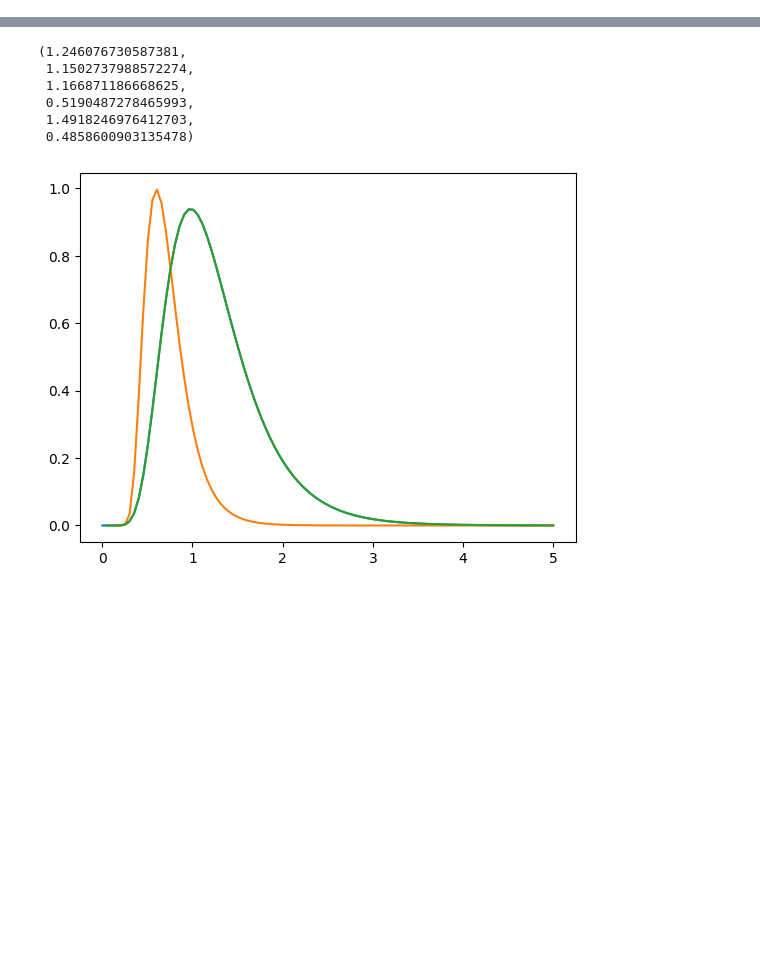
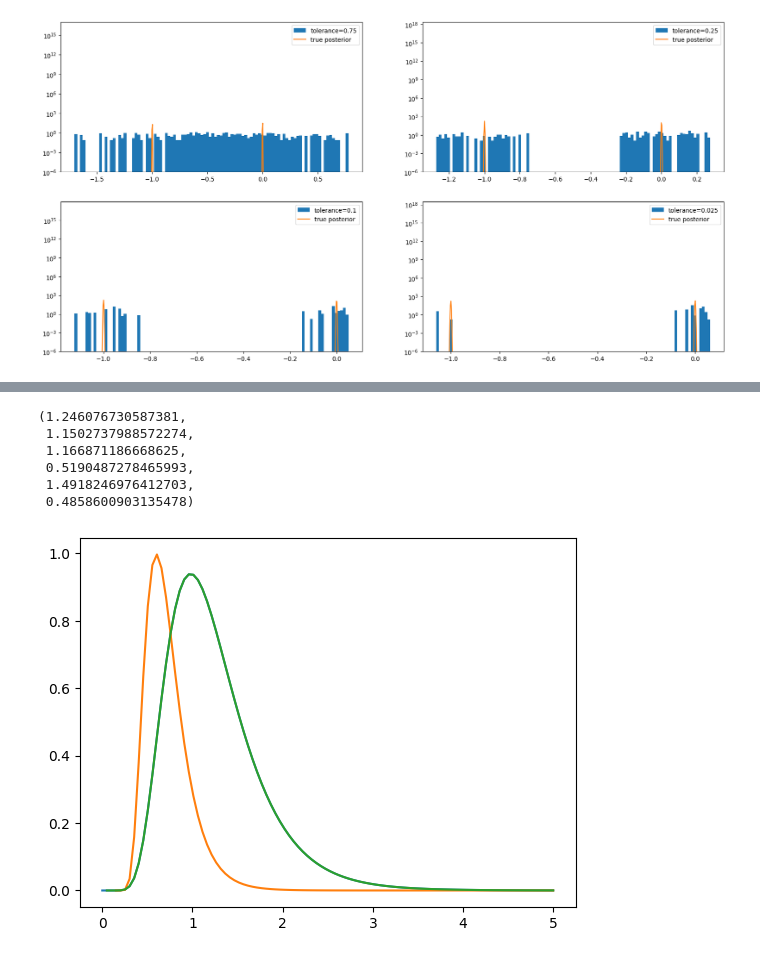
Before and after one commit to mismayil/math414-project, a Jupyter notebook: project.ipynb, the cells around one changed output, grey strips where cells are left out. Cells and saved outputs as stored; diff of their text form; code cells hidden in the pictures; blank space fills up the shorter version.

```diff
--- a/project.ipynb
+++ b/project.ipynb
@@ -0,0 +42,8 @@
+# %%
+tolerance_samples = []
+for tolerance in example_tolerances:
+    tolerance_samples.append(np.load(f"data/ex/q3/ex_q3_[psigma={proposal_sigmas[2]}]_[tol={tolerance}]_[N={example_N}].npy"))
+
+plot_ex_samples(tolerance_samples, posterior_model, example_tolerances, set_log=True, set_ylim=1e-6)
+# %% [output]
+[figure, added]
```
Also changed, not shown: parts of 23 cells of this notebook, 5 other files.
